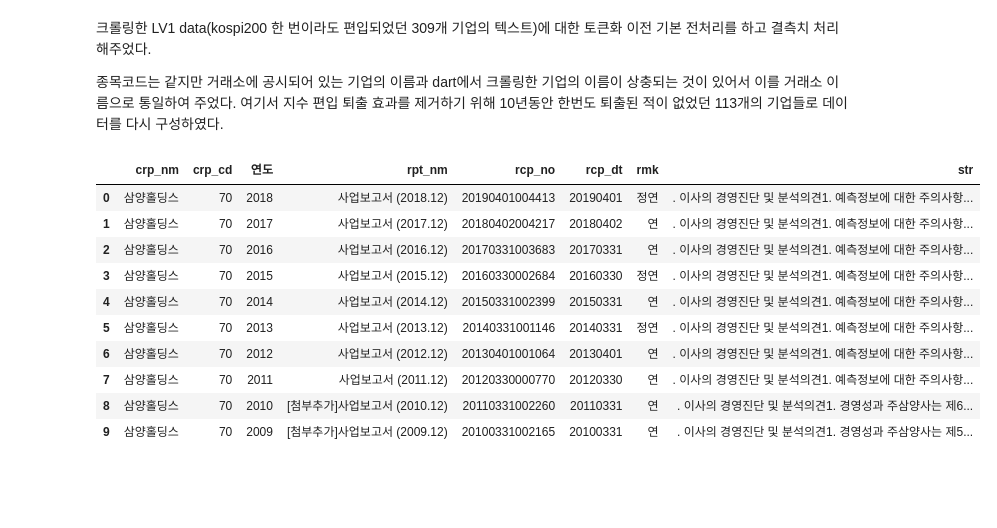
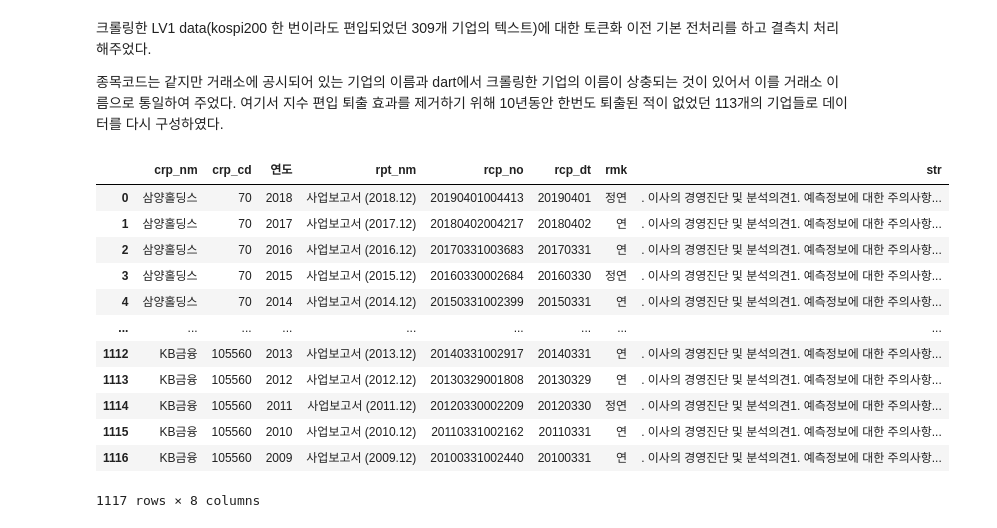
Before and after one commit to Yphy/Textmining, a Jupyter notebook: weak_supervision/[논문] data.ipynb, the cells around one changed output. Drawn from its saved outputs; the diff is of its cells as text; code cells hidden in the pictures; blank space fills up the shorter version.

```diff
--- a/weak_supervision/[논문] data.ipynb
+++ b/weak_supervision/[논문] data.ipynb
@@ -63,19 +63,21 @@ symbols = df_boolean.iloc[0,:]
 con_ls = [df[df.crp_nm == i] for i in symbols]
 df_all = pd.concat(x for x in con_ls).reset_index(drop=True) #10년동안 편입되어있던 113개의 기업
 # %%
-df_all.head(10)
+df_all
 # %% [output]
 |  | crp_nm | crp_cd | 연도 | rpt_nm | rcp_no | rcp_dt | rmk | str |
 | 0 | 삼양홀딩스 | 70 | 2018 | 사업보고서 (2018.12) | 20190401004413 | 20190401 | 정연 | . 이사의 경영진단 및 분석의견1. 예측정보에 대한 주의사항... |
 | 1 | 삼양홀딩스 | 70 | 2017 | 사업보고서 (2017.12) | 20180402004217 | 20180402 | 연 | . 이사의 경영진단 및 분석의견1. 예측정보에 대한 주의사항... |
 | 2 | 삼양홀딩스 | 70 | 2016 | 사업보고서 (2016.12) | 20170331003683 | 20170331 | 연 | . 이사의 경영진단 및 분석의견1. 예측정보에 대한 주의사항... |
 | 3 | 삼양홀딩스 | 70 | 2015 | 사업보고서 (2015.12) | 20160330002684 | 20160330 | 정연 | . 이사의 경영진단 및 분석의견1. 예측정보에 대한 주의사항... |
 | 4 | 삼양홀딩스 | 70 | 2014 | 사업보고서 (2014.12) | 20150331002399 | 20150331 | 연 | . 이사의 경영진단 및 분석의견1. 예측정보에 대한 주의사항... |
-| 5 | 삼양홀딩스 | 70 | 2013 | 사업보고서 (2013.12) | 20140331001146 | 20140331 | 정연 | . 이사의 경영진단 및 분석의견1. 예측정보에 대한 주의사항... |
-| 6 | 삼양홀딩스 | 70 | 2012 | 사업보고서 (2012.12) | 20130401001064 | 20130401 | 연 | . 이사의 경영진단 및 분석의견1. 예측정보에 대한 주의사항... |
-| 7 | 삼양홀딩스 | 70 | 2011 | 사업보고서 (2011.12) | 20120330000770 | 20120330 | 연 | . 이사의 경영진단 및 분석의견1. 예측정보에 대한 주의사항... |
-| 8 | 삼양홀딩스 | 70 | 2010 | [첨부추가]사업보고서 (2010.12) | 20110331002260 | 20110331 | 연 | . 이사의 경영진단 및 분석의견1. 경영성과 주삼양사는 제6... |
-| 9 | 삼양홀딩스 | 70 | 2009 | [첨부추가]사업보고서 (2009.12) | 20100331002165 | 20100331 | 연 | . 이사의 경영진단 및 분석의견1. 경영성과 주삼양사는 제5... |
+| ... | ... | ... | ... | ... | ... | ... | ... | ... |
+| 1112 | KB금융 | 105560 | 2013 | 사업보고서 (2013.12) | 20140331002917 | 20140331 | 연 | . 이사의 경영진단 및 분석의견1. 예측정보에 대한 주의사항... |
+| 1113 | KB금융 | 105560 | 2012 | 사업보고서 (2012.12) | 20130329001808 | 20130329 | 연 | . 이사의 경영진단 및 분석의견1. 예측정보에 대한 주의사항... |
+| 1114 | KB금융 | 105560 | 2011 | 사업보고서 (2011.12) | 20120330002209 | 20120330 | 정연 | . 이사의 경영진단 및 분석의견1. 예측정보에 대한 주의사항... |
+| 1115 | KB금융 | 105560 | 2010 | 사업보고서 (2010.12) | 20110331002162 | 20110331 | 연 | . 이사의 경영진단 및 분석의견1. 예측정보에 대한 주의사항... |
+| 1116 | KB금융 | 105560 | 2009 | 사업보고서 (2009.12) | 20100331002440 | 20100331 | 연 | . 이사의 경영진단 및 분석의견1. 예측정보에 대한 주의사항... |
+1117 rows × 8 columns
 # %%
 df.to_csv('./data/crawling/preprocessed/LV1_kospi200_any.csv')
 df_all.to_csv('./data/crawling/preprocessed/LV1_kospi200_all.csv')
```
Also changed, not shown: 1 other file.
